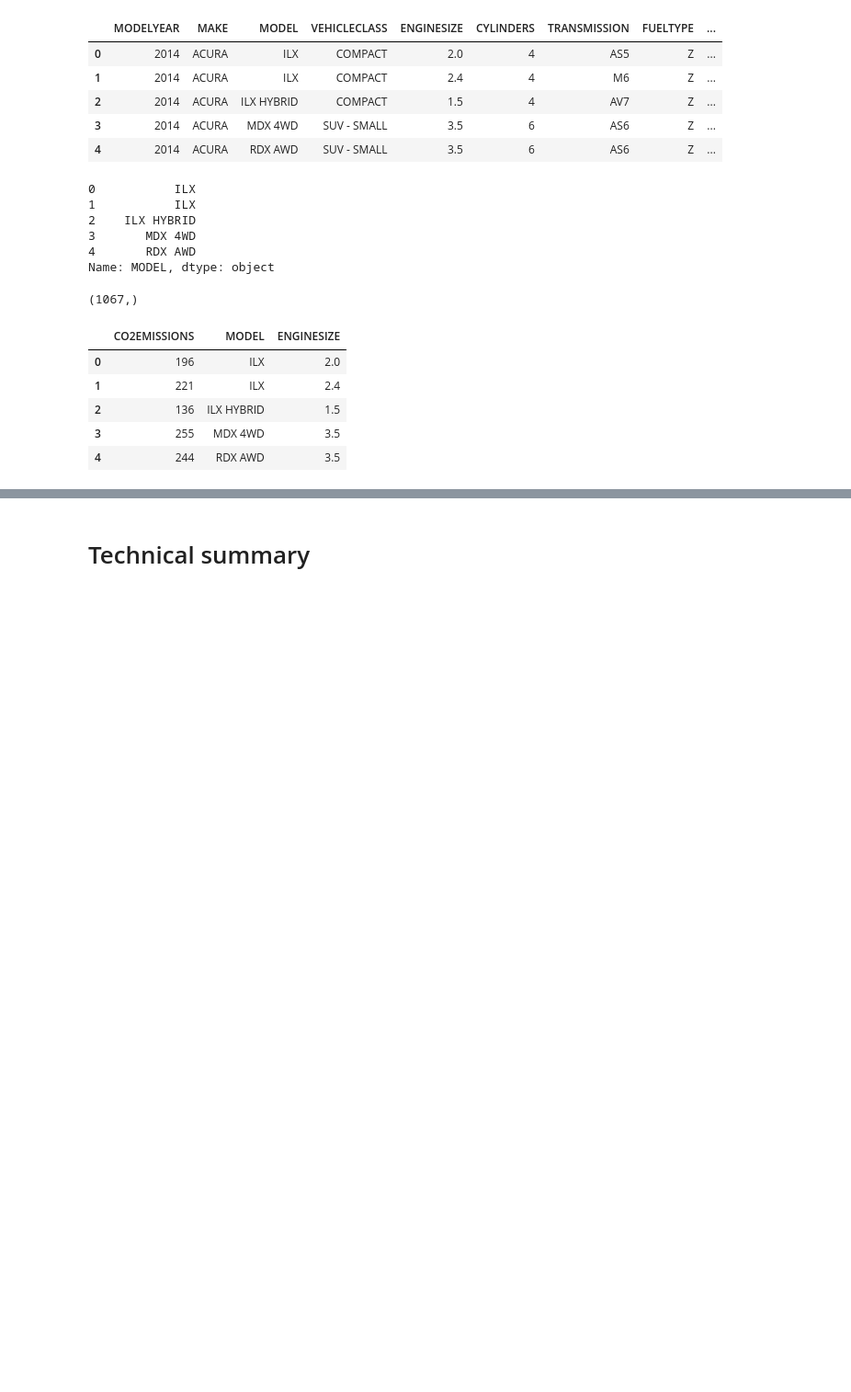
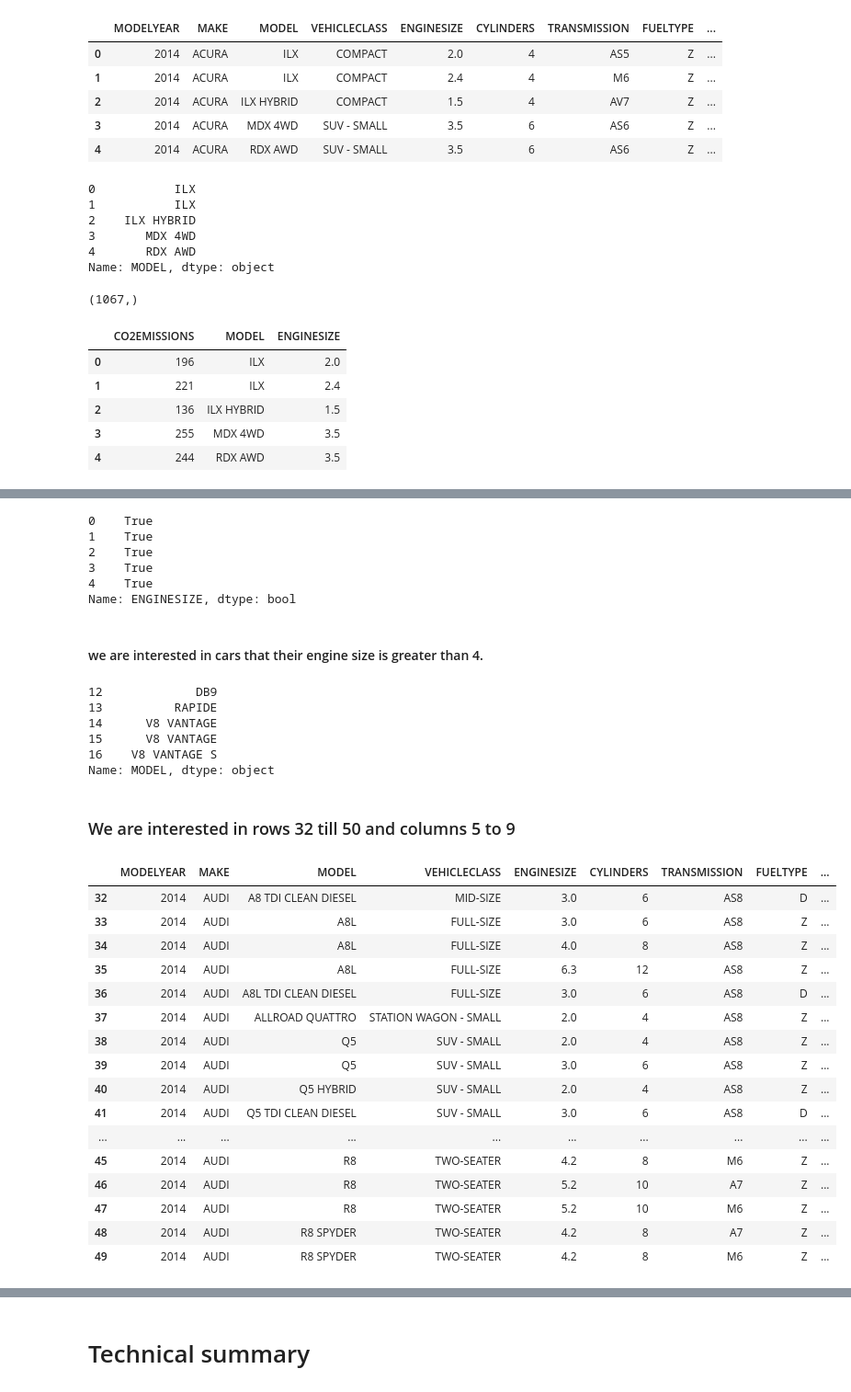
Before and after one commit to Lotfullah21/PyLibraries, a Jupyter notebook: Pandas_practice.ipynb, the cells around one changed output, grey strips where cells are left out. Shown at 92% size. Drawn from its saved outputs; the diff is of its cells as text; code cells hidden in the pictures; blank space fills up the shorter version.

```diff
--- a/Pandas_practice.ipynb
+++ b/Pandas_practice.ipynb
@@ -137,0 +184,46 @@ Co2_Model.head()
+# %%
+# we want to see if any egnine size row is null or not
+row_not_na = df['ENGINESIZE'].notna()
+row_not_na
+row_not_na.head()
+# %% [output]
+0    True
+1    True
+2    True
+3    True
+4    True
+Name: ENGINESIZE, dtype: bool
+# %% [markdown]
+#### we are interested in cars that their engine size is greater than 4.
+# %%
+Car_model = df.loc[df['ENGINESIZE']>4,'MODEL']
+Car_model.head()
+# %% [output]
+12             DB9
+13          RAPIDE
+14      V8 VANTAGE
+15      V8 VANTAGE
+16    V8 VANTAGE S
+Name: MODEL, dtype: object
+# %% [markdown]
+### We are interested in rows 32 till 50 and columns 5 to 9
+# %%
+df.iloc[32:50,0:9]
+# %% [output]
+|  | MODELYEAR | MAKE | MODEL | VEHICLECLASS | ENGINESIZE | CYLINDERS | TRANSMISSION | FUELTYPE | ... |
+| 32 | 2014 | AUDI | A8 TDI CLEAN DIESEL | MID-SIZE | 3.0 | 6 | AS8 | D | ... |
+| 33 | 2014 | AUDI | A8L | FULL-SIZE | 3.0 | 6 | AS8 | Z | ... |
+| 34 | 2014 | AUDI | A8L | FULL-SIZE | 4.0 | 8 | AS8 | Z | ... |
+| 35 | 2014 | AUDI | A8L | FULL-SIZE | 6.3 | 12 | AS8 | Z | ... |
+| 36 | 2014 | AUDI | A8L TDI CLEAN DIESEL | FULL-SIZE | 3.0 | 6 | AS8 | D | ... |
+| 37 | 2014 | AUDI | ALLROAD QUATTRO | STATION WAGON - SMALL | 2.0 | 4 | AS8 | Z | ... |
+| 38 | 2014 | AUDI | Q5 | SUV - SMALL | 2.0 | 4 | AS8 | Z | ... |
+| 39 | 2014 | AUDI | Q5 | SUV - SMALL | 3.0 | 6 | AS8 | Z | ... |
+| 40 | 2014 | AUDI | Q5 HYBRID | SUV - SMALL | 2.0 | 4 | AS8 | Z | ... |
+| 41 | 2014 | AUDI | Q5 TDI CLEAN DIESEL | SUV - SMALL | 3.0 | 6 | AS8 | D | ... |
+| ... | ... | ... | ... | ... | ... | ... | ... | ... | ... |
+| 45 | 2014 | AUDI | R8 | TWO-SEATER | 4.2 | 8 | M6 | Z | ... |
+| 46 | 2014 | AUDI | R8 | TWO-SEATER | 5.2 | 10 | A7 | Z | ... |
+| 47 | 2014 | AUDI | R8 | TWO-SEATER | 5.2 | 10 | M6 | Z | ... |
+| 48 | 2014 | AUDI | R8 SPYDER | TWO-SEATER | 4.2 | 8 | A7 | Z | ... |
+| 49 | 2014 | AUDI | R8 SPYDER | TWO-SEATER | 4.2 | 8 | M6 | Z | ... |
```
Also changed, not shown: parts of 9 cells of this notebook.
